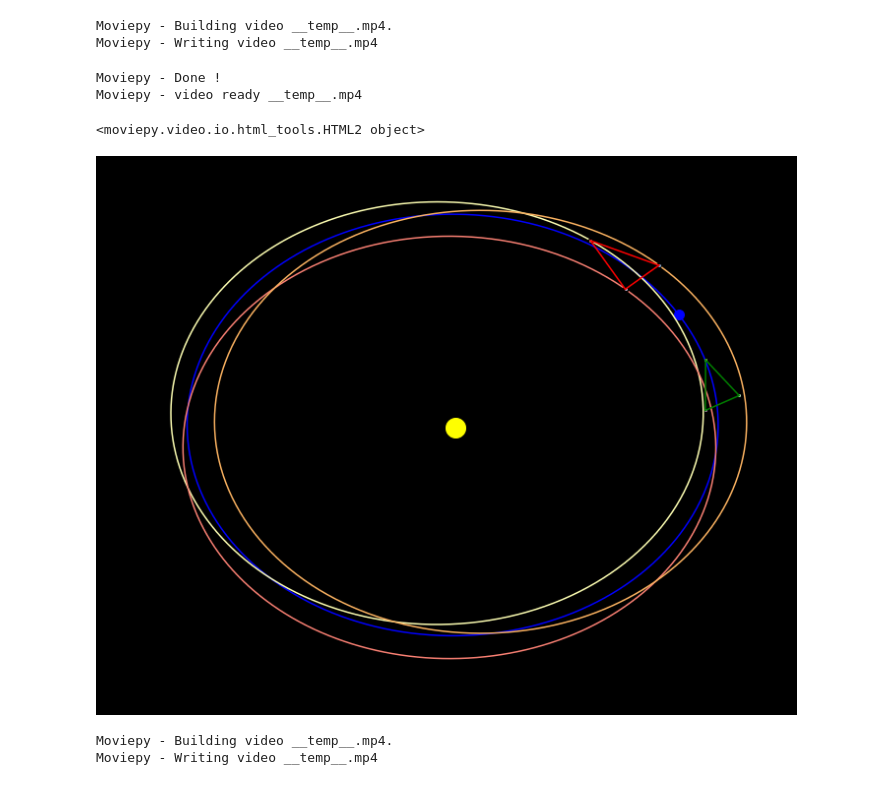
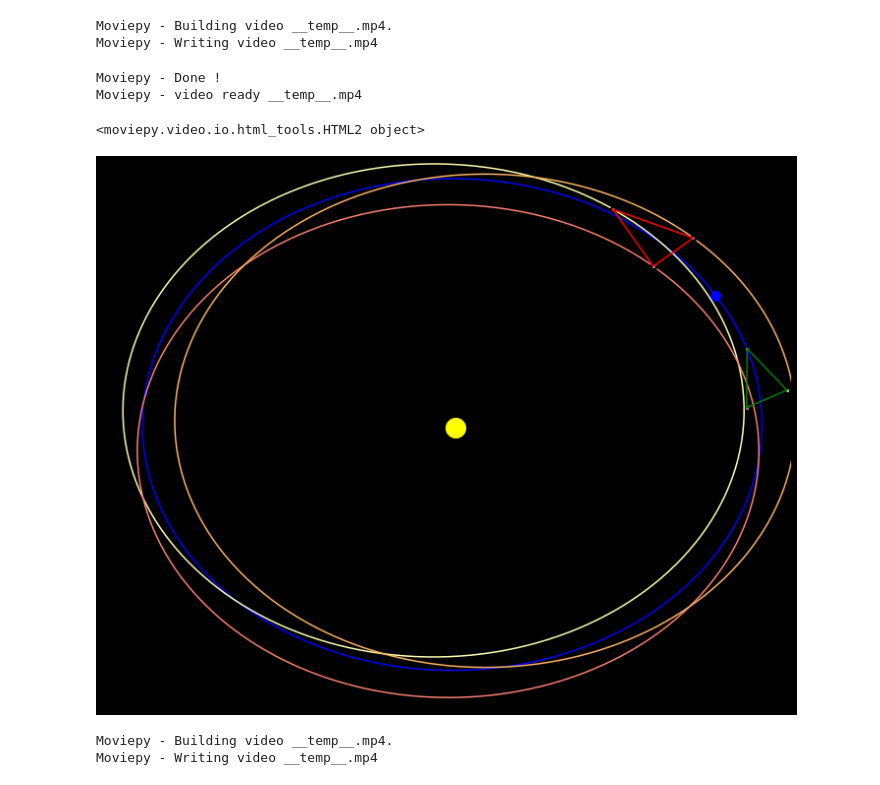
Before and after one commit to kelvin1020/taiji_simulation, a Jupyter notebook: orbitData/dataAnimationEclictic.ipynb, the cells around one changed output. Saved outputs shown, nothing was run; the diff lists cells and outputs as text; code cells hidden in the pictures.

```diff
--- a/orbitData/dataAnimationEclictic.ipynb
+++ b/orbitData/dataAnimationEclictic.ipynb
@@ -159,7 +159,7 @@ speed = 1.0#播放速率
 number = len(orbitData)
 
 plt.style.use('dark_background')
-fig_mpl = plt.figure(figsize = (10,8))
+fig_mpl = plt.figure(figsize = (11,8))
 
 ax = fig_mpl.add_subplot(111, projection='3d')
 
@@ -175,9 +175,9 @@ def make_frame_mpl(t):
     ax.set_zlabel('Z') #坐标轴
     ax.set_ylabel('Y')
     ax.set_xlabel('X')
-    ax.set_xlim(-0.7,0.7)#设置刻度
-    ax.set_ylim(-0.7,0.7)
-    ax.set_zlim(-0.7,0.7)
+    ax.set_xlim(-0.65,0.65)#设置刻度
+    ax.set_ylim(-0.65,0.65)
+    ax.set_zlim(-0.65,0.65)
     ax.set_axis_off()
     #sun
     ax.plot(sunPX[index:(index + 1)], sunPY[index:(index + 1)], sunPZ[index:(index + 1)],'o',ms=20, c ='yellow')
@@ -246,6 +246,6 @@ def make_frame_mpl(t):
 
 animation =mpy.VideoClip(make_frame_mpl, duration=duration)
 # animation.speedx(speed).write_videofile("taiji_orbit.mp4", fps=30) #输出mp4, speedx表示播放速度(1.0为正常速度), fps每秒帧数
-#animation.speedx(speed).write_gif("TAIJI&LISA.gif", fps=30) #输出mp4, speedx表示播放速度(1.0为正常速度), fps每秒帧数
+animation.speedx(speed).write_gif("TAIJI&LISA.gif", fps=30) #输出mp4, speedx表示播放速度(1.0为正常速度), fps每秒帧数
 animation.speedx(speed).ipython_display(fps=30, loop=1, autoplay=0)
 # %% [output]
@@ -278,9 +279,9 @@ def make_frame_mpl(t):
     ax.set_zlabel('Z') #坐标轴
     ax.set_ylabel('Y')
     ax.set_xlabel('X')
-    ax.set_xlim(-0.7,0.7)#设置刻度
-    ax.set_ylim(-0.7,0.7)
-    ax.set_zlim(-0.7,0.7)
+    ax.set_xlim(-0.6,0.6)#设置刻度
+    ax.set_ylim(-0.6,0.6)
+    ax.set_zlim(-0.6,0.6)
     ax.set_axis_off()
     #sun
     ax.plot(sunPX[index:(index + 1)], sunPY[index:(index + 1)], sunPZ[index:(index + 1)],'o',ms=20, c ='yellow')
@@ -330,34 +331,34 @@ def make_frame_mpl(t):
     ax.plot(scp3Xs2[index:(index + 1)], scp3Ys2[index:(index + 1)], scp3Zs2[index:(index + 1)],'o',ms=2)
 #     ax.plot(scp3Xs2[0:index], scp3Ys2[0:index], scp3Zs2[0:index], ms=0.1)
 
 
     #三角形形状
     ax.plot([scp1Xs2[index], scp2Xs2[index]], \
            [scp1Ys2[index], scp2Ys2[index]], \
             [scp1Zs2[index], scp2Zs2[index]], ms=2, c = 'green')
 
     ax.plot([scp3Xs2[index], scp2Xs2[index]], \
            [scp3Ys2[index], scp2Ys2[index]], \
             [scp3Zs2[index], scp2Zs2[index]], ms=2, c = 'green')
 
     ax.plot([scp1Xs2[index], scp3Xs2[index]], \
            [scp1Ys2[index], scp3Ys2[index]], \
             [scp1Zs2[index], scp3Zs2[index]],  ms=2, c = 'green')
 
     plt.tight_layout()
     return mplfig_to_npimage(fig_mpl) # RGB image of the figure
 
 animation =mpy.VideoClip(make_frame_mpl, duration=duration)
 # animation.speedx(speed).write_videofile("taiji_orbit.mp4", fps=30) #输出mp4, speedx表示播放速度(1.0为正常速度), fps每秒帧数
 #animation.speedx(speed).write_gif("TAIJI&LISA.gif", fps=30) #输出mp4, speedx表示播放速度(1.0为正常速度), fps每秒帧数
 animation.speedx(speed).ipython_display(fps=30, loop=1, autoplay=0)
 # %% [output]
 Moviepy - Building video __temp__.mp4.
 Moviepy - Writing video __temp__.mp4
 Moviepy - Done !
 Moviepy - video ready __temp__.mp4
 <moviepy.video.io.html_tools.HTML2 object>
-[figure, old version]
+[figure, new version]
 # %%
 # #绘动图3d2#$$$$$$$$$$$$$$$$$$$$$$$$$$$$$$$$$$$$$$$$$$$$$$$$$$$$$$$$$$$$$$$$$$$$$$$$$$$$$$$$$$$$$$$$$$$$$$$$$$$$$$$$$$$$$$$$$$$$$$$$$$$$$$$$$$$$$$$$$$$$$$$$$$$
 duration = 25 #总共的时间       figsize代表横纵比
```
Also changed, not shown: parts of 1 cell of this notebook, 8 other files.
